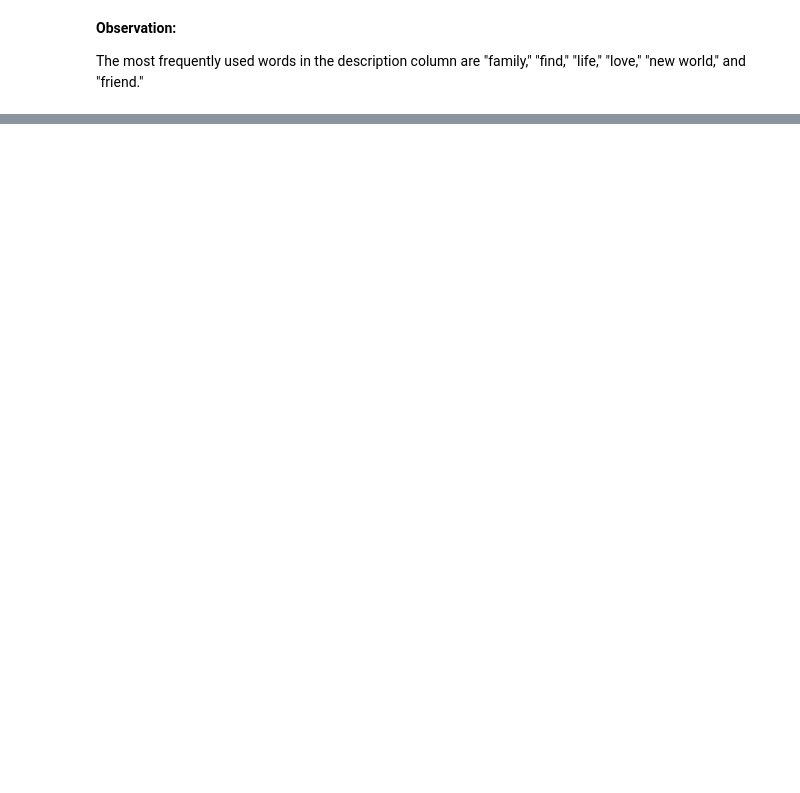
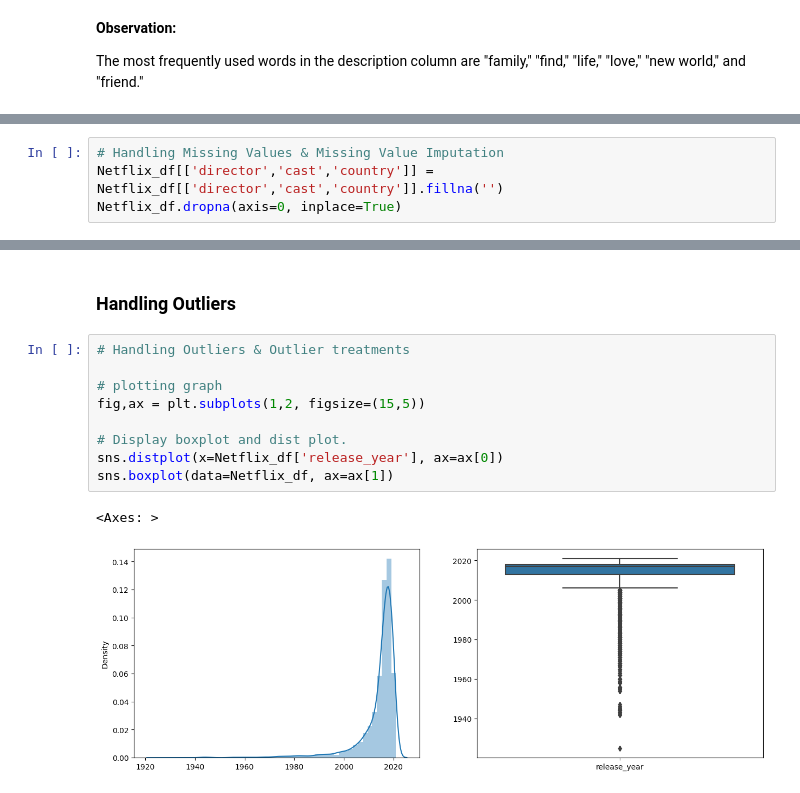
Before and after one commit to kanakpriyatiwari/Netflix-And-TV-Show-Clustering, a Jupyter notebook: Netflix_And_TV_Show_Clustering_.ipynb, the cells around one changed output, grey strips where cells are left out. Cells and saved outputs as stored; diff of their text form; blank space fills up the shorter version.

```diff
--- a/Netflix_And_TV_Show_Clustering_.ipynb
+++ b/Netflix_And_TV_Show_Clustering_.ipynb
@@ -647,0 +613,4 @@ The most frequently used words in the description column are "family," "find," "
+# %%
+# Handling Missing Values & Missing Value Imputation
+Netflix_df[['director','cast','country']] = Netflix_df[['director','cast','country']].fillna('')
+Netflix_df.dropna(axis=0, inplace=True)
@@ -647,0 +634,14 @@ The most frequently used words in the description column are "family," "find," "
+# %% [markdown]
+### **Handling Outliers**
+# %%
+# Handling Outliers & Outlier treatments
+
+# plotting graph
+fig,ax = plt.subplots(1,2, figsize=(15,5))
+
+# Display boxplot and dist plot.
+sns.distplot(x=Netflix_df['release_year'], ax=ax[0])
+sns.boxplot(data=Netflix_df, ax=ax[1])
+# %% [output]
+<Axes: >
+[figure, added]
```
Also changed, not shown: parts of 26 cells of this notebook.
